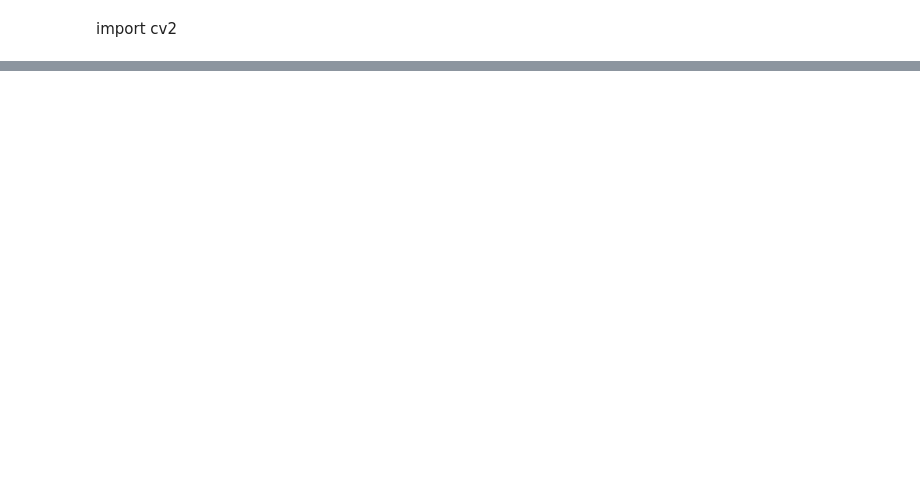
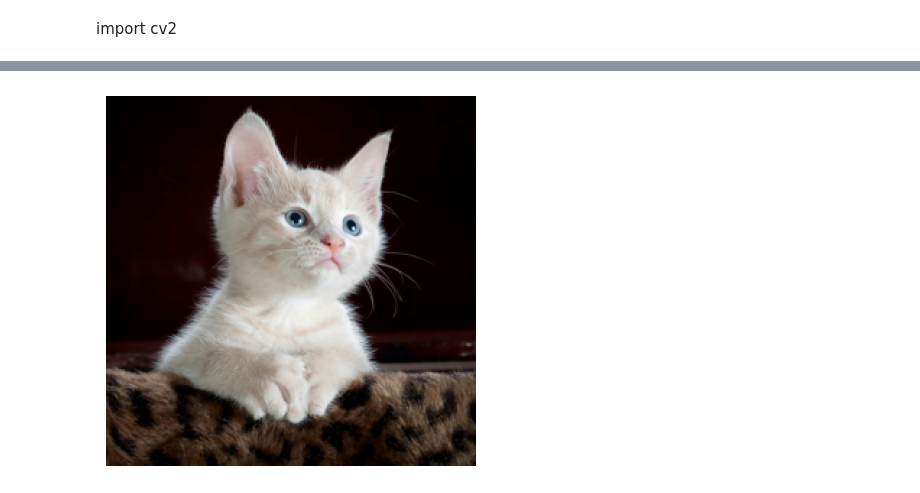
Before and after one commit to AjAyrAo43/project, a Jupyter notebook: DOG_VS_CAT_IMAGE_CLASSIFIER.ipynb, the cells around one changed output, grey strips where cells are left out. Drawn from its saved outputs; the diff is of its cells as text; code cells hidden in the pictures; blank space fills up the shorter version.

```diff
--- a/DOG_VS_CAT_IMAGE_CLASSIFIER.ipynb
+++ b/DOG_VS_CAT_IMAGE_CLASSIFIER.ipynb
@@ -222,0 +199,16 @@ array([[0.9991211]], dtype=float32)
+# %%
+from PIL import Image
+import matplotlib.pyplot as plt
+
+img = Image.open("/kaggle/input/catimage/pexels-pixabay-45201.jpg")
+
+new_size = (256, 256)
+resized_img = img.resize(new_size)
+resized_img.save("resized_image.jpg")
+
+# Instead of show(), use matplotlib
+plt.imshow(resized_img)
+plt.axis('off')  # Hide axes
+plt.show()
+# %% [output]
+[figure, added]
```
Also changed, not shown: parts of 27 cells of this notebook.
